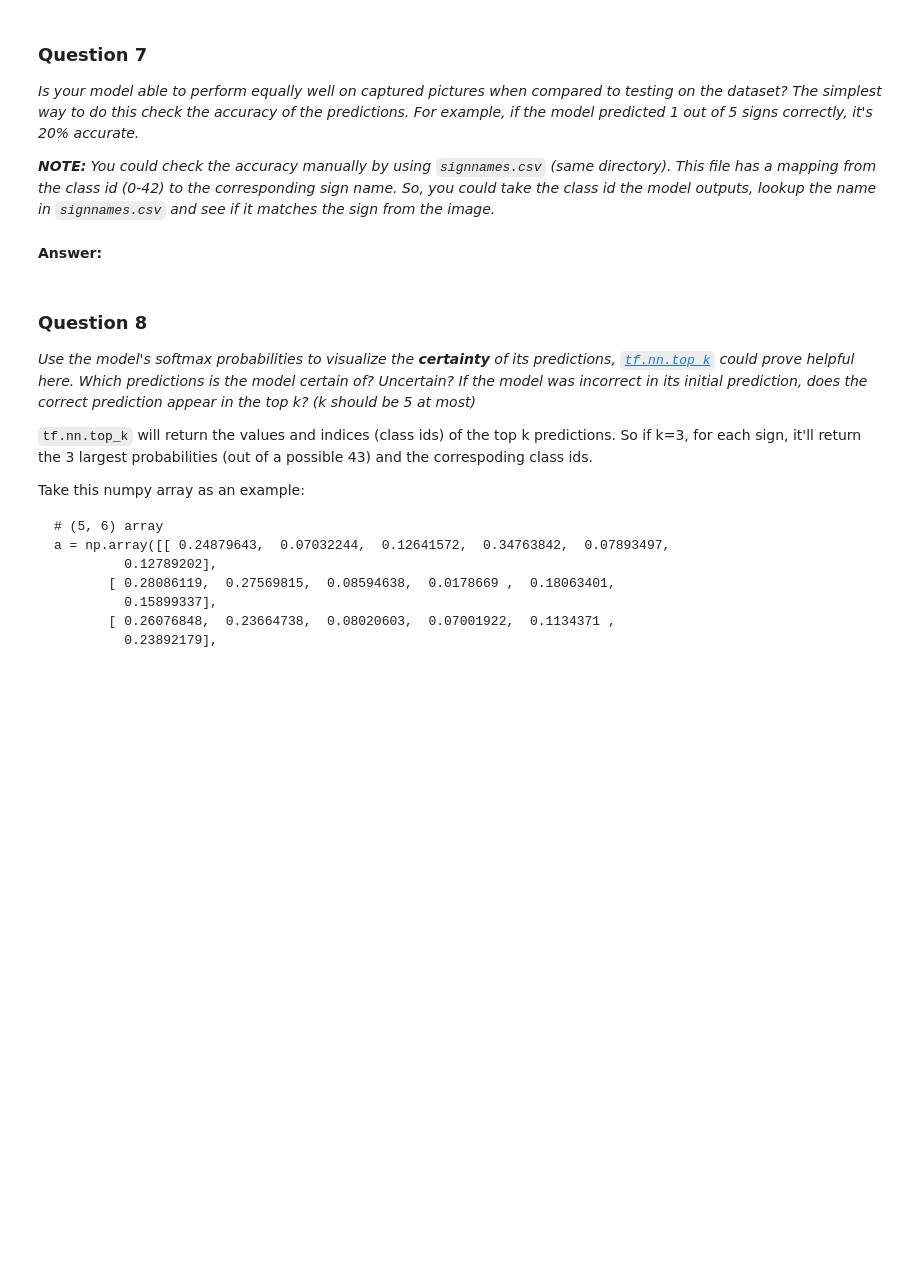
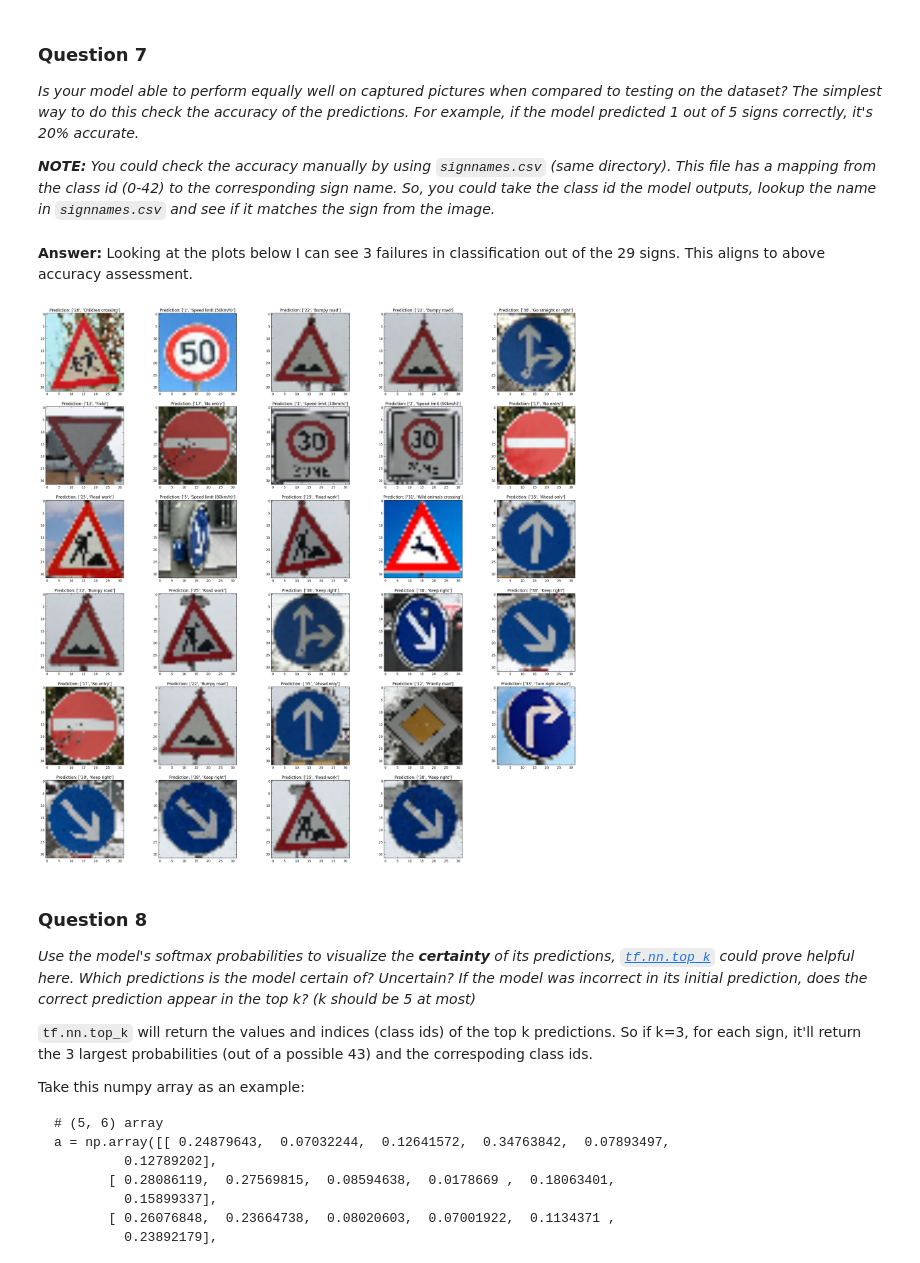
Before and after one commit to t-f-g/CarND, a Jupyter notebook: CarND-Traffic-Sign-Classifier-Project/Traffic_Sign_Classifier.ipynb, the cells around one changed output. Drawn from its saved outputs; the diff is of its cells as text; code cells hidden in the pictures; blank space fills up the shorter version.

```diff
--- a/CarND-Traffic-Sign-Classifier-Project/Traffic_Sign_Classifier.ipynb
+++ b/CarND-Traffic-Sign-Classifier-Project/Traffic_Sign_Classifier.ipynb
@@ -354,3 +420,9 @@ _Choose five candidate images of traffic signs and provide them in the report. A
 # %%
 ### Run the predictions here.
 ### Feel free to use as many code cells as needed.
+
+with tf.Session() as sess:
+    saver.restore(sess, tf.train.latest_checkpoint('.'))
+
+    test_accuracy = evaluate(X_new_signs, y_new_signs)
+    print("New Sign Test Accuracy = {:.3f}".format(test_accuracy))
@@ -360,5 +434,3 @@ _Choose five candidate images of traffic signs and provide them in the report. A
 _Is your model able to perform equally well on captured pictures when compared to testing on the dataset? The simplest way to do this check the accuracy of the predictions. For example, if the model predicted 1 out of 5 signs correctly, it's 20% accurate._
 
 _**NOTE:** You could check the accuracy manually by using `signnames.csv` (same directory). This file has a mapping from the class id (0-42) to the corresponding sign name. So, you could take the class id the model outputs, lookup the name in `signnames.csv` and see if it matches the sign from the image._
-# %% [markdown]
-**Answer:**
@@ -368,3 +437,24 @@ _**NOTE:** You could check the accuracy manually by using `signnames.csv` (same
+# %% [markdown]
+**Answer:**
+Looking at the plots below I can see 3 failures in classification out of the 29 signs.  This aligns to above accuracy assessment.
+# %%
+### Visualize the softmax probabilities here.
+### Feel free to use as many code cells as needed.
+
+softmax = tf.nn.softmax(logits)
+top_three_soft_op = tf.nn.top_k(softmax, 3)
+
+with tf.Session() as sess:
+    saver.restore(sess, tf.train.latest_checkpoint('.'))
+    top_three_soft = sess.run(top_three_soft_op, feed_dict={x: X_new_signs, y: y_new_signs, keep_prob:1})
+
+plt.figure(figsize=(30, 30))
+for i in range(y_new_signs.size):
+    sub = plt.subplot(6, 5, i + 1)
+    plt.imshow(X_new_signs[i])
+    sub.set_title("Prediction: %s" % (names[top_three_soft[1][i][0] + 1]))
+# %% [output]
+[figure, added]
 # %% [markdown]
 ### Question 8
 
```
Also changed, not shown: parts of 32 cells of this notebook, 3 other files.
